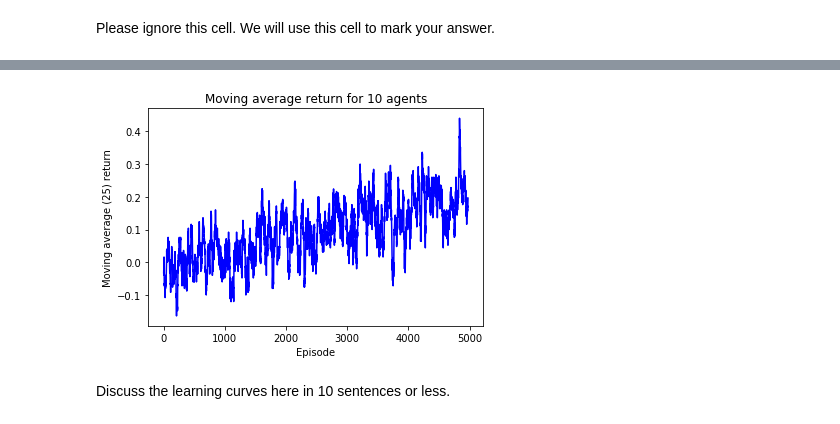
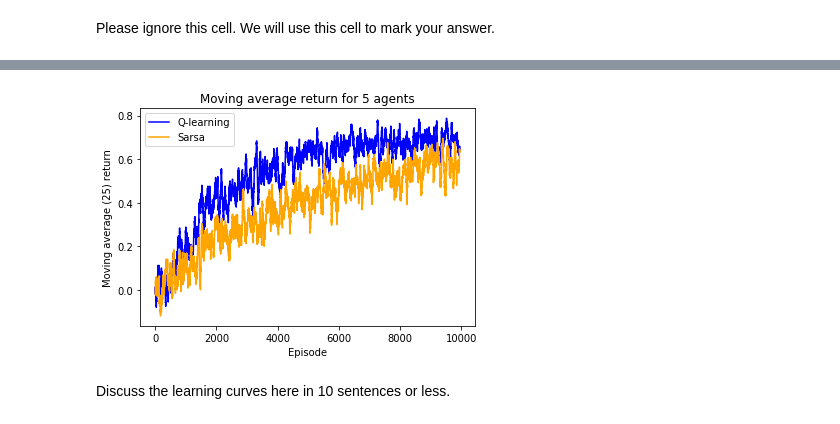
Before and after one commit to edjeffery/Blackjack_and_TicTacToe, a Jupyter notebook: rlc2_blackjack_tictactoe.ipynb, the cells around one changed output, grey strips where cells are left out. Cells and saved outputs as stored; diff of their text form; code cells hidden in the pictures.

```diff
--- a/rlc2_blackjack_tictactoe.ipynb
+++ b/rlc2_blackjack_tictactoe.ipynb
@@ -443,7 +443,7 @@ import matplotlib.pyplot as plt
 %matplotlib inline
 
 
-def play(q_agent, random_agent, n_episodes, board):
+def play(q_agent, random_agent, n_episodes, board, random_restart=True):
     for episode in range(n_episodes):
 
         reward = 0
@@ -452,7 +452,8 @@ def play(q_agent, random_agent, n_episodes, board):
         #print(env.board)
         players = ["O", "X"]
         # Shuffle the players to get a random start
-        random.shuffle(players)
+        if random_restart:
+            random.shuffle(players)
 
         # If first player is the random agent, make a move
         if players[0] == "X":
@@ -522,7 +523,7 @@ for i in range(n_agents):
     q_agent = QLearningAgent(alpha, gamma, epsilon)
     board = np.zeros(9, dtype=int)
     #print(board)
-    play(q_agent, random_agent, n_episodes, board)
+    play(q_agent, random_agent, n_episodes, board, True)
 
 
 # Moving average function is not mine and was taken from the following link:
@@ -534,6 +535,8 @@ def moving_average(a, n=50) :
 
 moving_average_array = moving_average(reward_array) / n_agents
 
+test = np.copy(moving_average_array)
+
 plt.plot(moving_average_array, color="blue", label="Average for 10 agents")
 plt.title("Moving average return for "+ str(n_agents) + " agents")
 plt.xlabel("Episode")
@@ -553,13 +556,13 @@ def optimal_policy(state):
     random_agent = RandomAgent()
     q_agent = QLearningAgent(alpha, gamma, epsilon)
     board = np.copy(state)
-    q_agent = play(q_agent, random_agent, n_episodes, board)
+    q = play(q_agent, random_agent, n_episodes, board, False)
     #for i in range(19683):
     #    if max(q.q[i]) > 0:
     #        print(q.q[i])
     #print(q.q[state])
     for i in range(9):
-        qs.append(q_agent.getQ(q_agent.convert(board), i))
+        qs.append(q.getQ(q.convert(board), i))
     optimal_action = qs.index(max(qs))
     board[optimal_action] = 1
     print(np.reshape(board, (3,3)))
@@ -716,24 +721,32 @@ def play(q_agent, random_agent, n_episodes, board):
             action = random_agent.choose_action(available_actions)
             env.make_move("X", action)
 
-        # Initialise s
+        '''# Initialise s
         state = np.copy(env.board)
         #print(state)
 
         # Choose a
         available_actions = env.get_available_actions()
-        action = sarsa_agent.choose_action(available_actions, state)
+        action = sarsa_agent.choose_action(available_actions, state)'''
 
         while not env.is_finished():
 
-            # Sarda-learning agent makes a move
+            # Initialise s
+            state = np.copy(env.board)
+            #print(state)
+
+            # Choose a
+            available_actions = env.get_available_actions()
+            action = sarsa_agent.choose_action(available_actions, state)
+
+            # Sarsa-learning agent makes a move
             env.make_move("O", action)
             # Observe new state
             new_state = np.copy(env.board)
             # Observe reward
             if env.is_finished():
                 reward = env.get_reward()
-                reward_array[episode] += reward
+                reward_array_S[episode] += reward
             else:
 
                 # Random agent makes a move
@@ -745,7 +758,7 @@ def play(q_agent, random_agent, n_episodes, board):
                 #print(new_state)
                 if env.is_finished():
                     reward = env.get_reward()
-                    reward_array[episode] += reward
+                    reward_array_S[episode] += reward
 
             # Choose a'
             available_actions = env.get_available_actions()
@@ -757,8 +770,8 @@ def play(q_agent, random_agent, n_episodes, board):
             #print(state, new_state, reward, action, next_action)
             sarsa_agent.update(state, new_state, reward, action, next_action)
 
-            state = np.copy(new_state)
-            action = next_action
+            #state = np.copy(new_state)
+            #action = next_action
 
     Q_array.append(q_agent.q)
 
@@ -766,39 +779,41 @@ def play(q_agent, random_agent, n_episodes, board):
 alpha = 0.1
 gamma = 1
 epsilon = 0.1
 #initial_Q = 0
 
-n_episodes = 5000
-n_agents = 10
+n_episodes = 10000
+n_agents = 5
 
-reward_array = np.zeros(n_episodes)
+reward_array_S = np.zeros(n_episodes)
 Q_array = []
 
 # Game loop for each agent
 for i in range(n_agents):
 
     random_agent = RandomAgent()
     sarsa_agent = SarsaAgent(alpha, gamma, epsilon)
     board = np.zeros(9, dtype=int)
     play(q_agent, random_agent, n_episodes, board)
 
 
 # Moving average function is not mine and was taken from the following link:
 # https://stackoverflow.com/questions/14313510/how-to-calculate-moving-average-using-numpy
+# Credit: Jaime
 def moving_average(a, n=50) :
     ret = np.cumsum(a, dtype=float)
     ret[n:] = ret[n:] - ret[:-n]
     return ret[n - 1:] / n
 
-moving_average_array = moving_average(reward_array) / n_agents
+moving_average_array_Sarsa = moving_average(reward_array_S) / n_agents
 
-plt.plot(moving_average_array, color="blue", label="Average for 10 agents")
+plt.plot(test, color="blue", label="Q-learning")
+plt.plot(moving_average_array_Sarsa, color="orange", label="Sarsa")
 plt.title("Moving average return for "+ str(n_agents) + " agents")
 plt.xlabel("Episode")
 plt.ylabel("Moving average (25) return")
-#plt.legend()
+plt.legend()
 plt.show()
 # %% [output]
-[figure, old version]
+[figure, new version]
 # %% [markdown]
 Discuss the learning curves here in 10 sentences or less.
```
Also changed, not shown: parts of 2 cells of this notebook.
